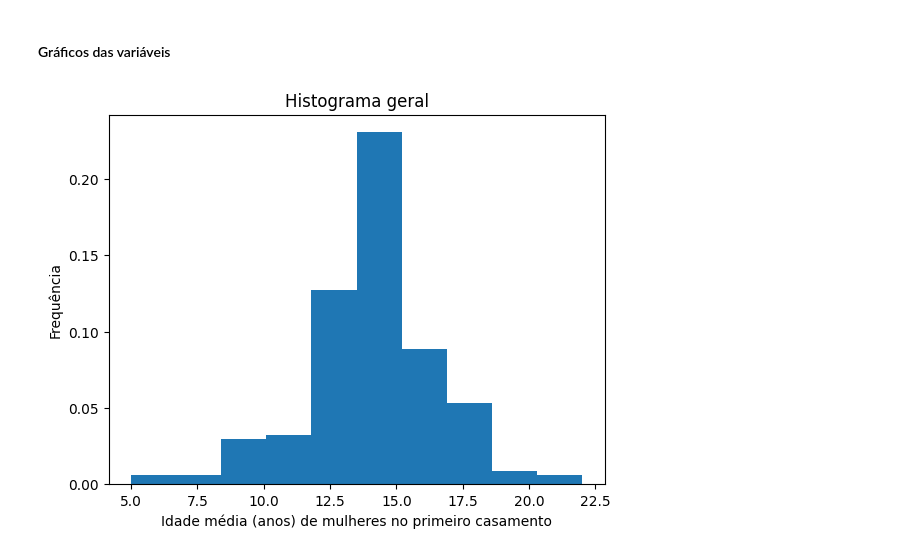
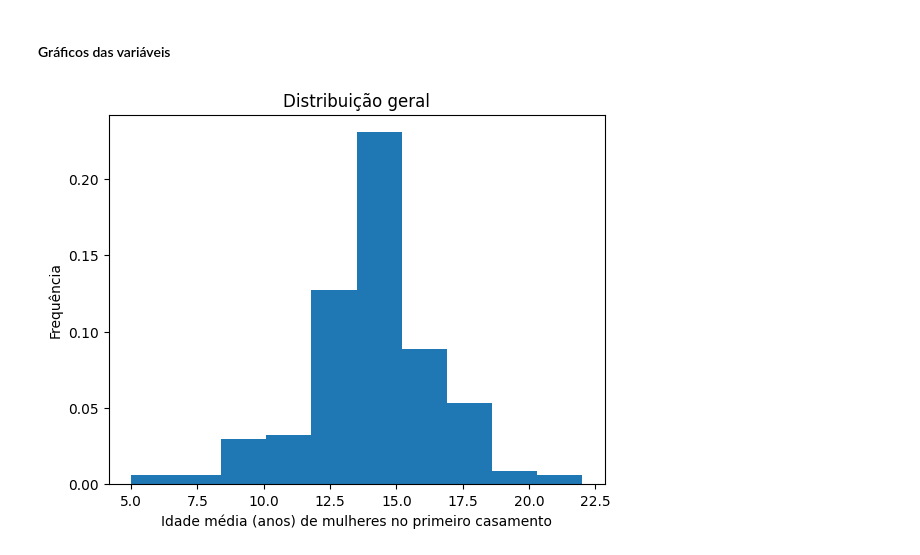
Before and after one commit to gabriel-nbr/MCI, a Jupyter notebook: Trabalho1.ipynb, the cells around one changed output. Saved outputs shown, nothing was run; the diff lists cells and outputs as text; code cells hidden in the pictures.

```diff
--- a/Trabalho1.ipynb
+++ b/Trabalho1.ipynb
@@ -230,11 +230,13 @@ Name: Avg age of marriage of women, dtype: float64
 # %% [markdown]
 #### Gráficos das variáveis
 # %%
+### Histograma geral
+
 plt.figure()
 plt.hist(df_teste["Avg age of marriage of women"], density=True)
 plt.xlabel("Idade média (anos) de mulheres no primeiro casamento")
 plt.ylabel("Frequência")
-plt.title("Histograma geral")
+plt.title("Distribuição geral")
 plt.show()
 # %% [output]
-[figure, old version]
+[figure, new version]
```
Also changed, not shown: parts of 3 cells of this notebook.
